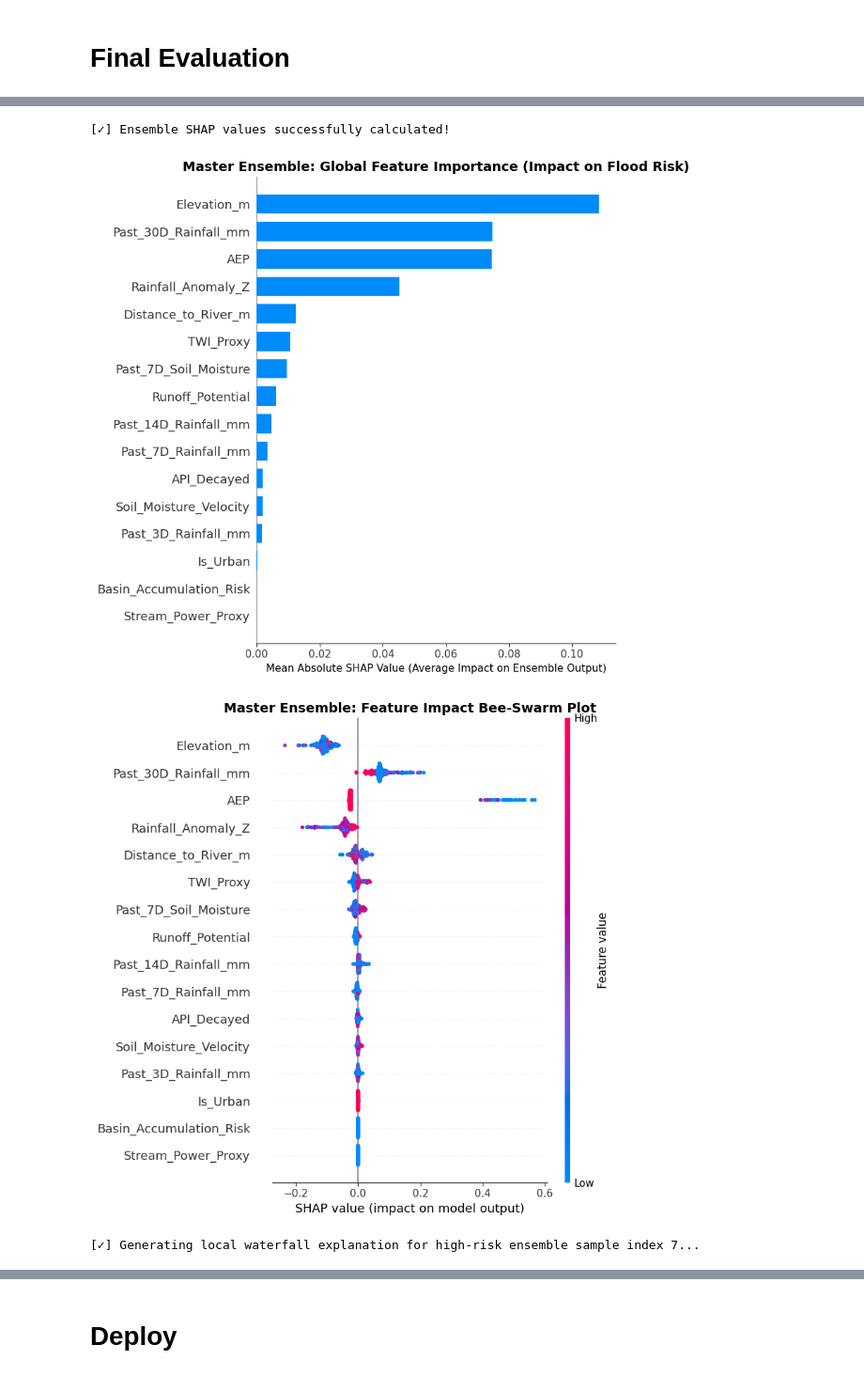
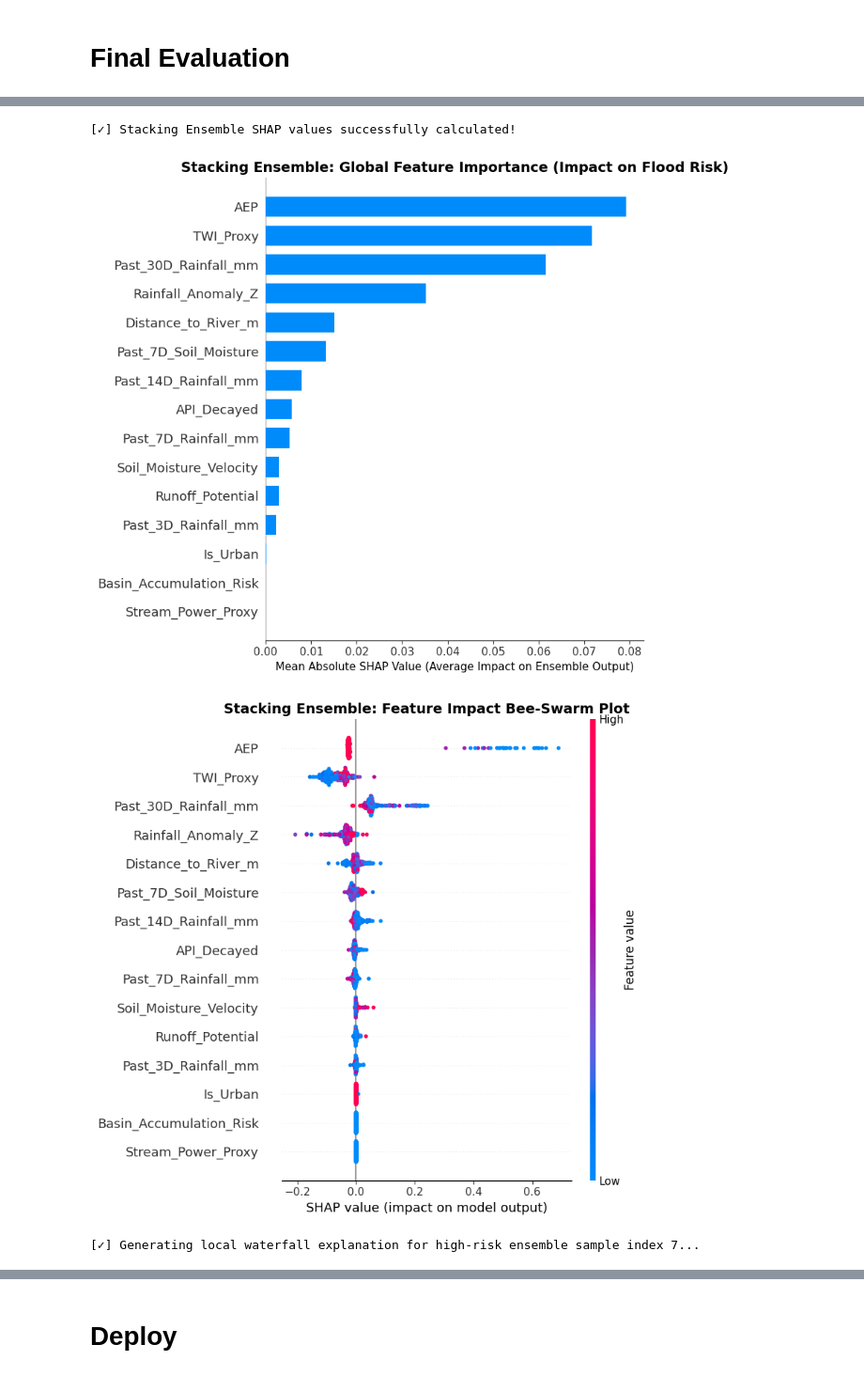
Before and after one commit to iblaw/flood-predictorML, a Jupyter notebook: notebooks/Nigeria_Flood_Predictor.ipynb, the cells around one changed output, grey strips where cells are left out. Shown at 94% size. Saved outputs shown, nothing was run; the diff lists cells and outputs as text; code cells hidden in the pictures.

```diff
--- a/notebooks/Nigeria_Flood_Predictor.ipynb
+++ b/notebooks/Nigeria_Flood_Predictor.ipynb
@@ -516,7 +606,7 @@ df['Stream_Power_Proxy'] = df['Runoff_Potential'] * df['Basin_Accumulation_Risk'
 
 # 6. Define Final Feature Columns
 FEATURE_COLS = [
-    'Elevation_m', 'Distance_to_River_m', 'Is_Urban',
+    'Distance_to_River_m', 'Is_Urban',
     'Past_3D_Rainfall_mm', 'Past_7D_Rainfall_mm', 'Past_14D_Rainfall_mm', 'Past_30D_Rainfall_mm',
     'Past_7D_Soil_Moisture', 'Soil_Moisture_Velocity',
     'Rainfall_Anomaly_Z', 'Runoff_Potential', 'Basin_Accumulation_Risk',
@@ -697,0 +870,2 @@ weighted avg       0.98      0.96      0.97     13172
+# %%
+best_xgb.fit(X_train, y_train)
@@ -726,0 +1000,12 @@ VotingClassifier(estimators=[('rf',
+# %%
+print("--- Building the Soft Voting Ensemble ---")
+
+# 1. Initialize the Voting Classifier
+# 'soft' voting means it averages the probability scores (0.0 to 1.0) of both models
+ensemble_model = VotingClassifier(
+    estimators=[
+        ('rf_robust', best_rf_pipeline),
+        ('xgb_tuned', best_xgb)
+    ],
+    voting='soft'
+)
@@ -726,0 +1014,4 @@ VotingClassifier(estimators=[('rf',
+# %%
+# 2. Fit the Ensemble
+print("Training Ensemble...")
+ensemble_model.fit(X_train, y_train)
@@ -913,43 +1240,50 @@ else:
 # %%
-print("--- Initializing Master Ensemble SHAP Explainability Engine ---")
+print("--- Initializing Stacking Ensemble SHAP Explainability Engine ---")
 
-if 'master_ensemble' not in globals() or 'X_test' not in globals() or 'X_train' not in globals():
-    print("[!] Error: 'master_ensemble', 'X_test', or 'X_train' not found in global scope.")
+if 'stacking_model' not in globals() or 'X_test' not in globals() or 'X_train' not in globals():
+    print("[!] Error: 'stacking_model', 'X_test', or 'X_train' not found in global scope.")
     print("Please ensure your training and test split cells have been executed.")
 else:
-    print("Configuring Explainer for master_ensemble.predict_proba...")
-    # We use a representative background sample (100 rows) from X_train for baseline feature conditioning
+    print("Configuring Explainer for stacking_model.predict_proba...")
+    # Use a representative background sample (100 rows) from X_train for baseline feature conditioning
     background_data = X_train.sample(100, random_state=42)
 
     # Define a prediction wrapper returning only the positive class probability (Class 1: Flood Risk)
-    predict_fn = lambda x: master_ensemble.predict_proba(x)[:, 1]
+    predict_fn = lambda x: stacking_model.predict_proba(x)[:, 1]
 
-    # Note: Evaluated on a subset of X_test (e.g., first 300 rows) for computational efficiency
-    print("Computing SHAP values across test samples (this may take a minute)...")
+    # Evaluated on a subset of X_test (e.g., first 300 rows) for computational efficiency
+    print("Computing SHAP values across test samples (this may take a minute or two)...")
     eval_subset = X_test.iloc[:300].copy()
 
-    # Passing background_data directly lets shap automatically instantiate the appropriate masker
+    # Passing background_data directly lets shap automatically instantiate the appropriate Permutation masker
     explainer = shap.Explainer(predict_fn, background_data)
     shap_values = explainer(eval_subset)
-    print("[✓] Ensemble SHAP values successfully calculated!")
+    print("[✓] Stacking Ensemble SHAP values successfully calculated!")
 
+    # --- 1. Global Feature Importance (Bar Plot) ---
     plt.figure(figsize=(10, 6))
     shap.summary_plot(shap_values, eval_subset, plot_type="bar", show=False)
-    plt.title("Master Ensemble: Global Feature Importance (Impact on Flood Risk)", fontsize=14, fontweight='bold')
+    plt.title("Stacking Ensemble: Global Feature Importance (Impact on Flood Risk)", fontsize=14, fontweight='bold')
     plt.xlabel("Mean Absolute SHAP Value (Average Impact on Ensemble Output)", fontsize=11)
     plt.tight_layout()
     plt.show()
 
+    # --- 2. Feature Impact Bee-Swarm Plot ---
     plt.figure(figsize=(10, 6))
     shap.summary_plot(shap_values, eval_subset, show=False)
-    plt.title("Master Ensemble: Feature Impact Bee-Swarm Plot", fontsize=14, fontweight='bold')
+    plt.title("Stacking Ensemble: Feature Impact Bee-Swarm Plot", fontsize=14, fontweight='bold')
     plt.tight_layout()
     plt.show()
 
+    # --- 3. Local Explanation (Waterfall Plot) ---
     if 'y_test' in globals():
         subset_y = y_test.iloc[:300]
-        ensemble_probs = master_ensemble.predict_proba(eval_subset)[:, 1]
-        high_risk_indices = np.where((subset_y == 1) & (ensemble_probs >= 0.48))[0]
+        ensemble_probs = stacking_model.predict_proba(eval_subset)[:, 1]
+
+        # Dynamically use the calibrated threshold (fallback to 0.904 if variable missing)
+        threshold = best_thresh_stk if 'best_thresh_stk' in globals() else 0.904
+
+        high_risk_indices = np.where((subset_y == 1) & (ensemble_probs >= threshold))[0]
 
         if len(high_risk_indices) > 0:
             sample_idx = high_risk_indices[0]
@@ -961,12 +1295,12 @@ else:
             plt.tight_layout()
             plt.show()
         else:
-            print("\n[✓] Generating waterfall explanation for the first test sample...")
+            print(f"\n[!] No samples in this subset met the high-risk threshold of {threshold:.3f}. Showing Sample #0 instead...")
             plt.figure(figsize=(10, 6))
             shap.plots.waterfall(shap_values[0], show=False)
             plt.title("Ensemble Local Explanation: Sample #0 Prediction Breakdown", fontsize=14, fontweight='bold')
             plt.tight_layout()
             plt.show()
 
-    print("\n[✓] Master Ensemble SHAP Explainability Analysis Complete!")
+    print("\n[✓] Stacking Ensemble SHAP Explainability Analysis Complete!")
 # %% [output]
@@ -976,4 +1310,4 @@ Computing SHAP values across test samples (this may take a minute)...
-[✓] Ensemble SHAP values successfully calculated!
+[✓] Stacking Ensemble SHAP values successfully calculated!
-[figure, old version]
+[figure, new version]
-[figure, old version]
+[figure, new version]
 [✓] Generating local waterfall explanation for high-risk ensemble sample index 7...
```
Also changed, not shown: parts of 49 cells of this notebook.
